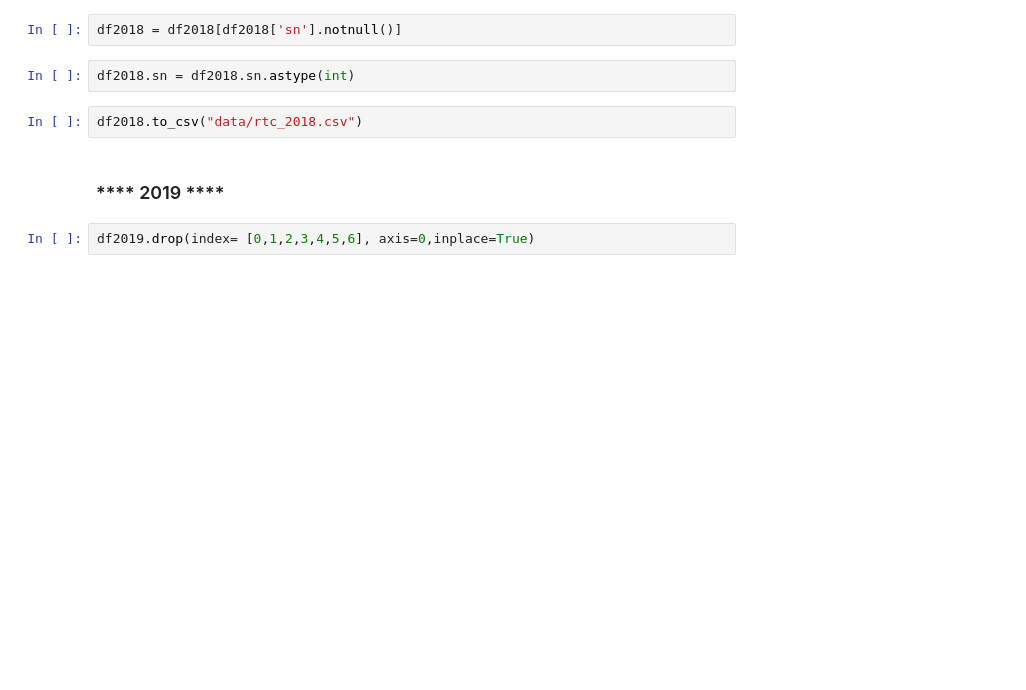
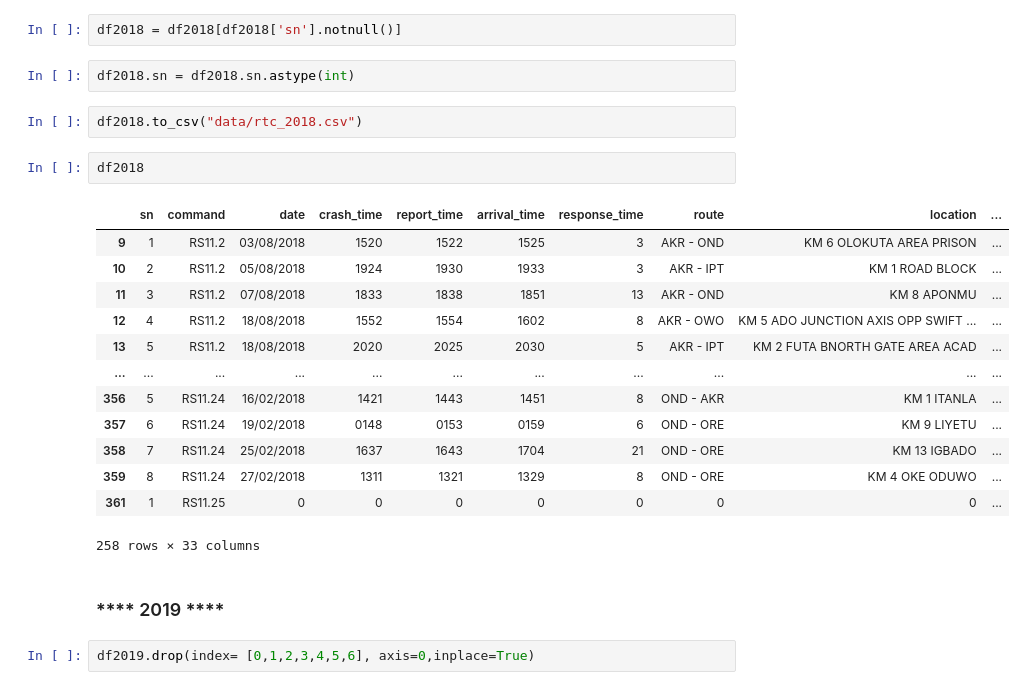
Before and after one commit to BayoOlawumi/AccidentPredictor, a Jupyter notebook: data preparation.ipynb, the cells around one changed output. Drawn from its saved outputs; the diff is of its cells as text; blank space fills up the shorter version.

```diff
--- a/data preparation.ipynb
+++ b/data preparation.ipynb
@@ -70,6 +132,22 @@ df2018 = df2018[df2018['sn'].notnull()]
 df2018.sn = df2018.sn.astype(int)
 # %%
 df2018.to_csv("data/rtc_2018.csv")
+# %%
+df2018
+# %% [output]
+|  | sn | command | date | crash_time | report_time | arrival_time | response_time | route | location | ... |
+| 9 | 1 | RS11.2 | 03/08/2018 | 1520 | 1522 | 1525 | 3 | AKR - OND | KM 6 OLOKUTA AREA PRISON | ... |
+| 10 | 2 | RS11.2 | 05/08/2018 | 1924 | 1930 | 1933 | 3 | AKR - IPT | KM 1 ROAD BLOCK | ... |
+| 11 | 3 | RS11.2 | 07/08/2018 | 1833 | 1838 | 1851 | 13 | AKR - OND | KM 8 APONMU | ... |
+| 12 | 4 | RS11.2 | 18/08/2018 | 1552 | 1554 | 1602 | 8 | AKR - OWO | KM 5 ADO JUNCTION AXIS OPP SWIFT ... | ... |
+| 13 | 5 | RS11.2 | 18/08/2018 | 2020 | 2025 | 2030 | 5 | AKR - IPT | KM 2 FUTA BNORTH GATE AREA ACAD | ... |
+| ... | ... | ... | ... | ... | ... | ... | ... | ... | ... | ... |
+| 356 | 5 | RS11.24 | 16/02/2018 | 1421 | 1443 | 1451 | 8 | OND - AKR | KM 1 ITANLA | ... |
+| 357 | 6 | RS11.24 | 19/02/2018 | 0148 | 0153 | 0159 | 6 | OND - ORE | KM 9 LIYETU | ... |
+| 358 | 7 | RS11.24 | 25/02/2018 | 1637 | 1643 | 1704 | 21 | OND - ORE | KM 13 IGBADO | ... |
+| 359 | 8 | RS11.24 | 27/02/2018 | 1311 | 1321 | 1329 | 8 | OND - ORE | KM 4 OKE ODUWO | ... |
+| 361 | 1 | RS11.25 | 0 | 0 | 0 | 0 | 0 | 0 | 0 | ... |
+258 rows × 33 columns
 # %% [markdown]
 ### **** 2019 ****
 # %%
```
Also changed, not shown: parts of 12 cells of this notebook, 5 other files.
